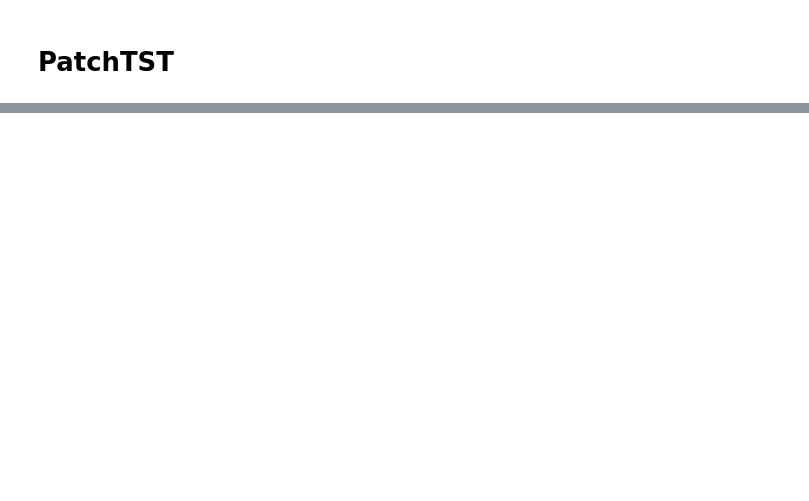
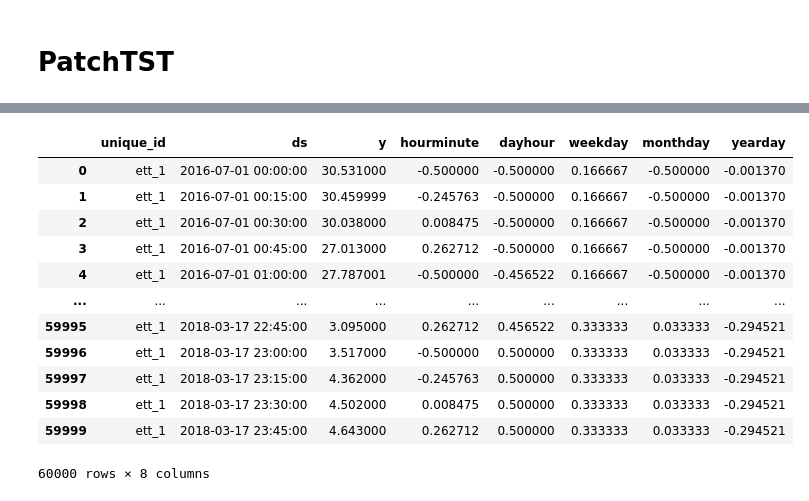
Before and after one commit to harrya32/HTI, a Jupyter notebook: robustness/patchtst.ipynb, the cells around one changed output, grey strips where cells are left out. Saved outputs shown, nothing was run; the diff lists cells and outputs as text; code cells hidden in the pictures; blank space fills up the shorter version.

```diff
--- a/robustness/patchtst.ipynb
+++ b/robustness/patchtst.ipynb
@@ -1060,0 +122,16 @@ else:
+# %%
+ett
+# %% [output]
+|  | unique_id | ds | y | hourminute | dayhour | weekday | monthday | yearday |
+| 0 | ett_1 | 2016-07-01 00:00:00 | 30.531000 | -0.500000 | -0.500000 | 0.166667 | -0.500000 | -0.001370 |
+| 1 | ett_1 | 2016-07-01 00:15:00 | 30.459999 | -0.245763 | -0.500000 | 0.166667 | -0.500000 | -0.001370 |
+| 2 | ett_1 | 2016-07-01 00:30:00 | 30.038000 | 0.008475 | -0.500000 | 0.166667 | -0.500000 | -0.001370 |
+| 3 | ett_1 | 2016-07-01 00:45:00 | 27.013000 | 0.262712 | -0.500000 | 0.166667 | -0.500000 | -0.001370 |
+| 4 | ett_1 | 2016-07-01 01:00:00 | 27.787001 | -0.500000 | -0.456522 | 0.166667 | -0.500000 | -0.001370 |
+| ... | ... | ... | ... | ... | ... | ... | ... | ... |
+| 59995 | ett_1 | 2018-03-17 22:45:00 | 3.095000 | 0.262712 | 0.456522 | 0.333333 | 0.033333 | -0.294521 |
+| 59996 | ett_1 | 2018-03-17 23:00:00 | 3.517000 | -0.500000 | 0.500000 | 0.333333 | 0.033333 | -0.294521 |
+| 59997 | ett_1 | 2018-03-17 23:15:00 | 4.362000 | -0.245763 | 0.500000 | 0.333333 | 0.033333 | -0.294521 |
+| 59998 | ett_1 | 2018-03-17 23:30:00 | 4.502000 | 0.008475 | 0.500000 | 0.333333 | 0.033333 | -0.294521 |
+| 59999 | ett_1 | 2018-03-17 23:45:00 | 4.643000 | 0.262712 | 0.500000 | 0.333333 | 0.033333 | -0.294521 |
+60000 rows × 8 columns
```
Also changed, not shown: parts of 42 cells of this notebook, 2 other files.
